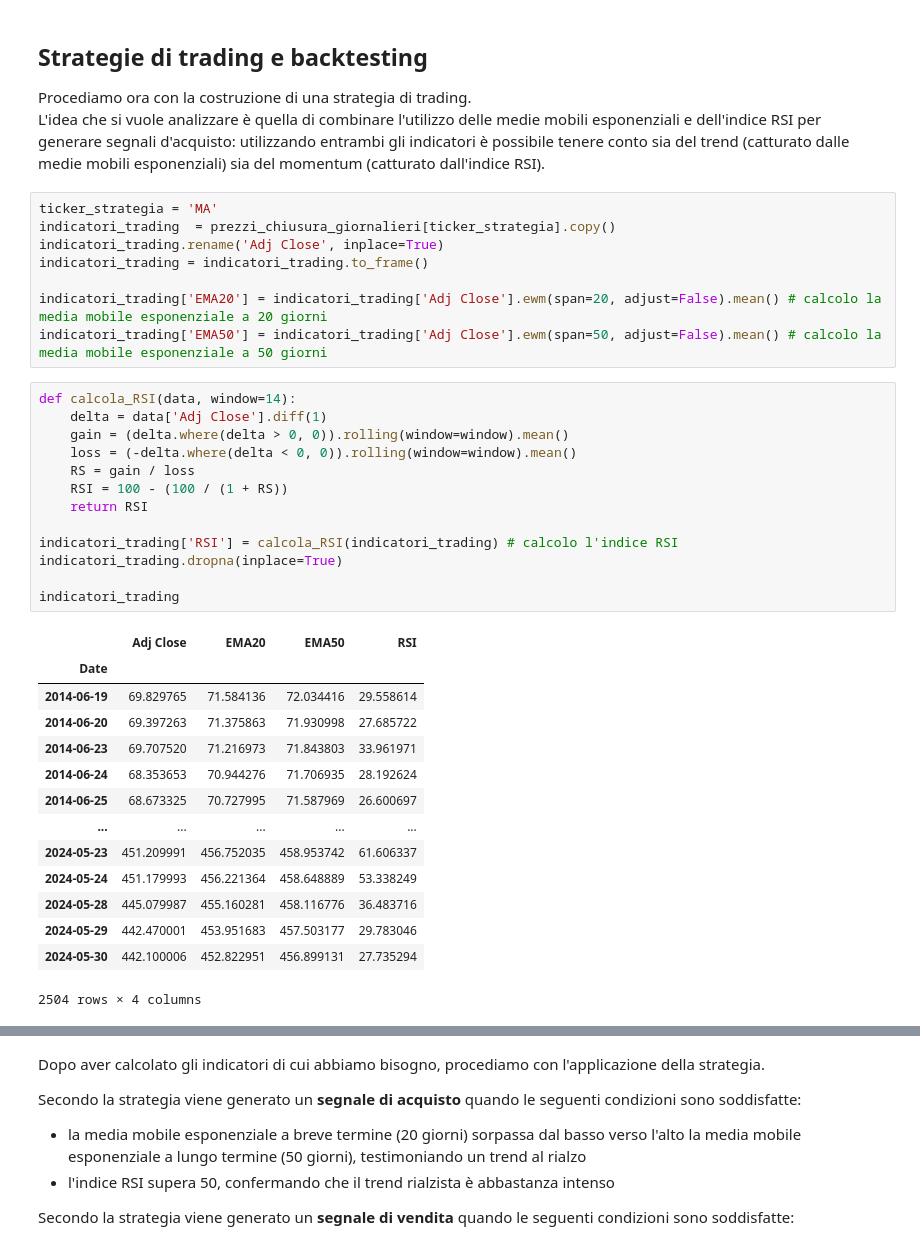
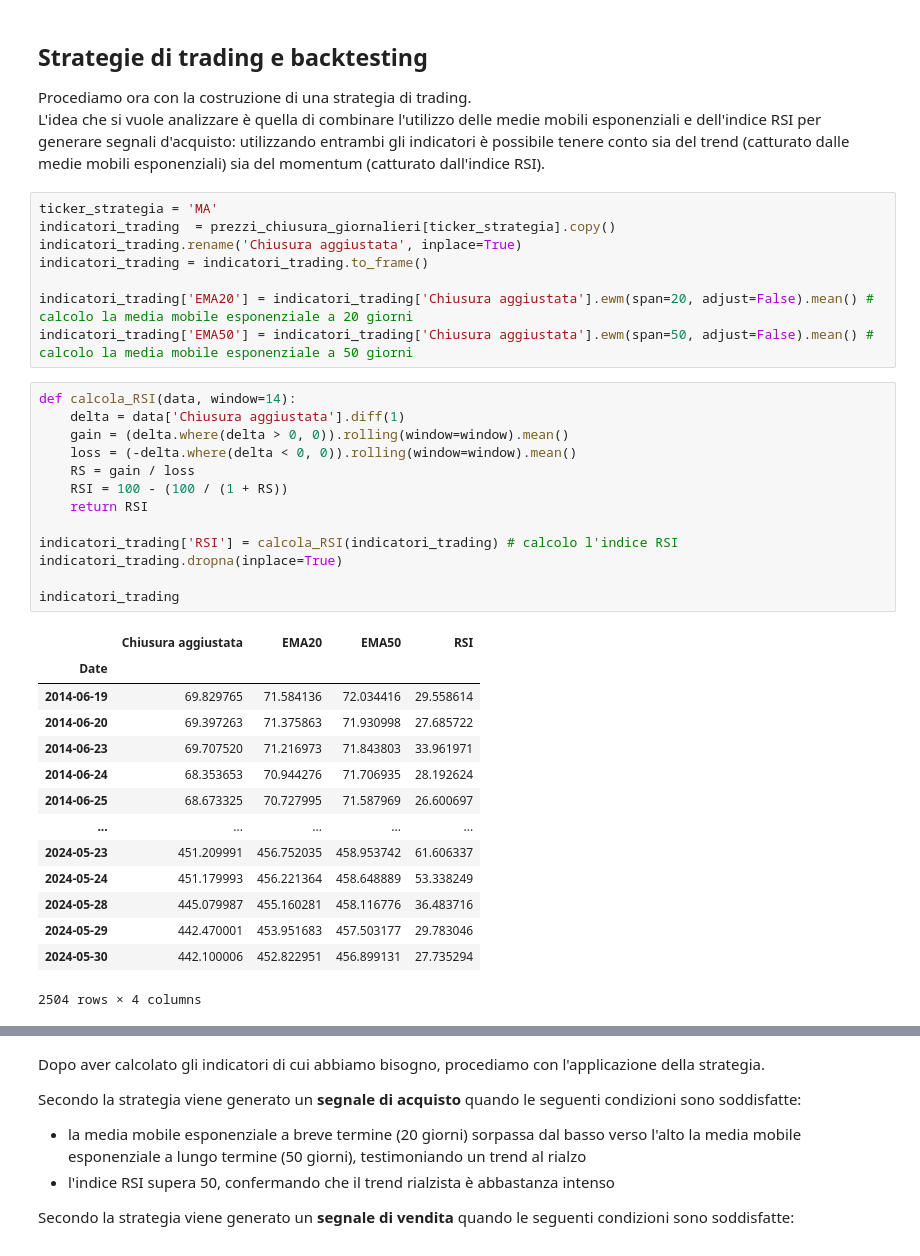
Before and after one commit to Pynci/business-intelligence, a Jupyter notebook: progetto/progetto.ipynb, the cells around one changed output, grey strips where cells are left out. Saved outputs shown, nothing was run; the diff lists cells and outputs as text.

```diff
--- a/progetto/progetto.ipynb
+++ b/progetto/progetto.ipynb
@@ -497,26 +498,26 @@ L'idea che si vuole analizzare è quella di combinare l'utilizzo delle medie mob
 # %%
 ticker_strategia = 'MA'
 indicatori_trading  = prezzi_chiusura_giornalieri[ticker_strategia].copy()
-indicatori_trading.rename('Adj Close', inplace=True)
+indicatori_trading.rename('Chiusura aggiustata', inplace=True)
 indicatori_trading = indicatori_trading.to_frame()
 
-indicatori_trading['EMA20'] = indicatori_trading['Adj Close'].ewm(span=20, adjust=False).mean() # calcolo la media mobile esponenziale a 20 giorni
-indicatori_trading['EMA50'] = indicatori_trading['Adj Close'].ewm(span=50, adjust=False).mean() # calcolo la media mobile esponenziale a 50 giorni
+indicatori_trading['EMA20'] = indicatori_trading['Chiusura aggiustata'].ewm(span=20, adjust=False).mean() # calcolo la media mobile esponenziale a 20 giorni
+indicatori_trading['EMA50'] = indicatori_trading['Chiusura aggiustata'].ewm(span=50, adjust=False).mean() # calcolo la media mobile esponenziale a 50 giorni
 # %%
 def calcola_RSI(data, window=14):
-    delta = data['Adj Close'].diff(1)
+    delta = data['Chiusura aggiustata'].diff(1)
     gain = (delta.where(delta > 0, 0)).rolling(window=window).mean()
     loss = (-delta.where(delta < 0, 0)).rolling(window=window).mean()
     RS = gain / loss
     RSI = 100 - (100 / (1 + RS))
     return RSI
 
 indicatori_trading['RSI'] = calcola_RSI(indicatori_trading) # calcolo l'indice RSI
 indicatori_trading.dropna(inplace=True)
 
 indicatori_trading
 # %% [output]
-|  | Adj Close | EMA20 | EMA50 | RSI |
+|  | Chiusura aggiustata | EMA20 | EMA50 | RSI |
 | Date |  |  |  |  |
 | 2014-06-19 | 69.829765 | 71.584136 | 72.034416 | 29.558614 |
 | 2014-06-20 | 69.397263 | 71.375863 | 71.930998 | 27.685722 |
```
Also changed, not shown: parts of 13 cells of this notebook, 1 other file.
